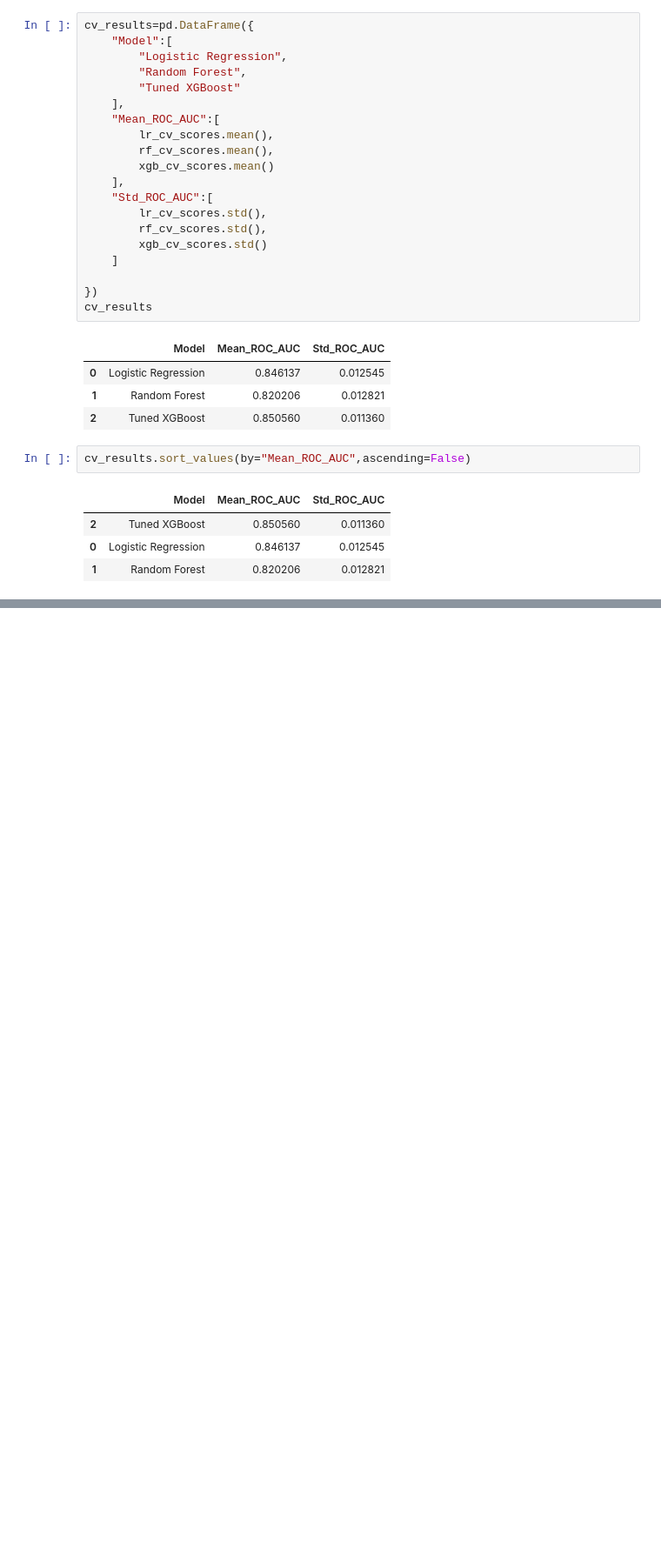
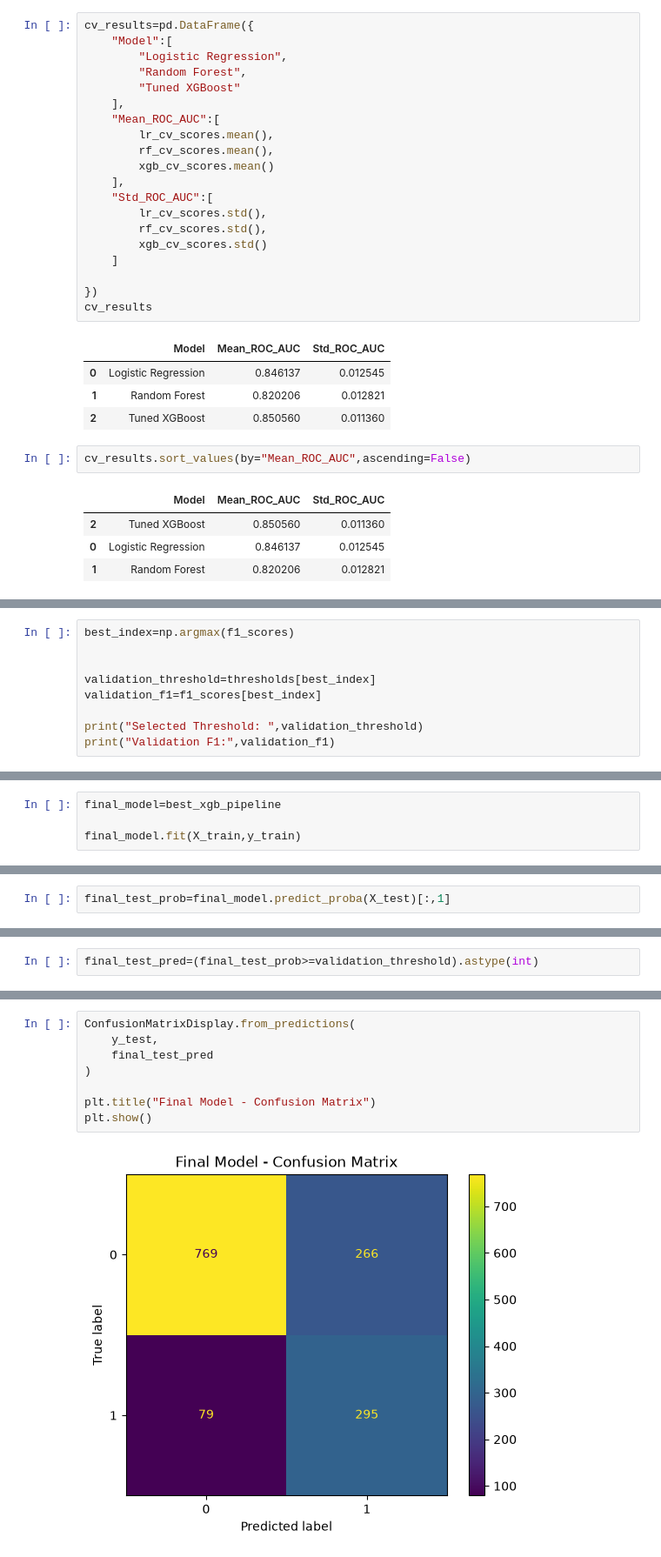
Before and after one commit to okox01/Machine_Learning_Projects, a Jupyter notebook: Customer-Churn-MLOps/notebooks/03_model_experiments.ipynb, the cells around one changed output, grey strips where cells are left out. Shown at 87% size. Drawn from its saved outputs; the diff is of its cells as text; blank space fills up the shorter version.

Commit message:
final model selected

```diff
--- a/Customer-Churn-MLOps/notebooks/03_model_experiments.ipynb
+++ b/Customer-Churn-MLOps/notebooks/03_model_experiments.ipynb
@@ -983,0 +1006,9 @@ cv_results.sort_values(by="Mean_ROC_AUC",ascending=False)
+# %%
+best_index=np.argmax(f1_scores)
+
+
+validation_threshold=thresholds[best_index]
+validation_f1=f1_scores[best_index]
+
+print("Selected Threshold: ",validation_threshold)
+print("Validation F1:",validation_f1)
@@ -983,0 +1018,4 @@ cv_results.sort_values(by="Mean_ROC_AUC",ascending=False)
+# %%
+final_model=best_xgb_pipeline
+
+final_model.fit(X_train,y_train)
@@ -983,0 +1040,2 @@ cv_results.sort_values(by="Mean_ROC_AUC",ascending=False)
+# %%
+final_test_prob=final_model.predict_proba(X_test)[:,1]
@@ -983,0 +1046,2 @@ cv_results.sort_values(by="Mean_ROC_AUC",ascending=False)
+# %%
+final_test_pred=(final_test_prob>=validation_threshold).astype(int)
@@ -983,0 +1076,10 @@ cv_results.sort_values(by="Mean_ROC_AUC",ascending=False)
+# %%
+ConfusionMatrixDisplay.from_predictions(
+    y_test,
+    final_test_pred
+)
+
+plt.title("Final Model - Confusion Matrix")
+plt.show()
+# %% [output]
+[figure, added]
```
Also changed, not shown: parts of 24 cells of this notebook, 1 other file.
